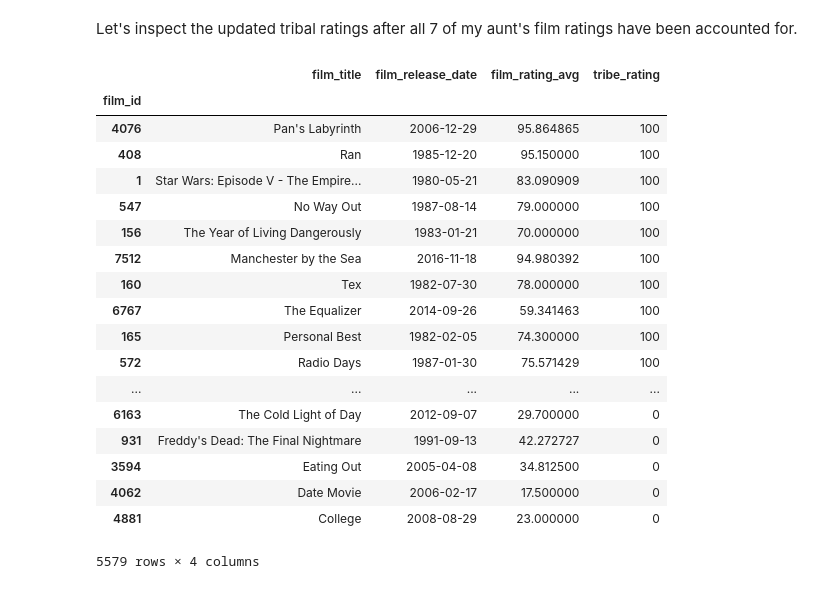
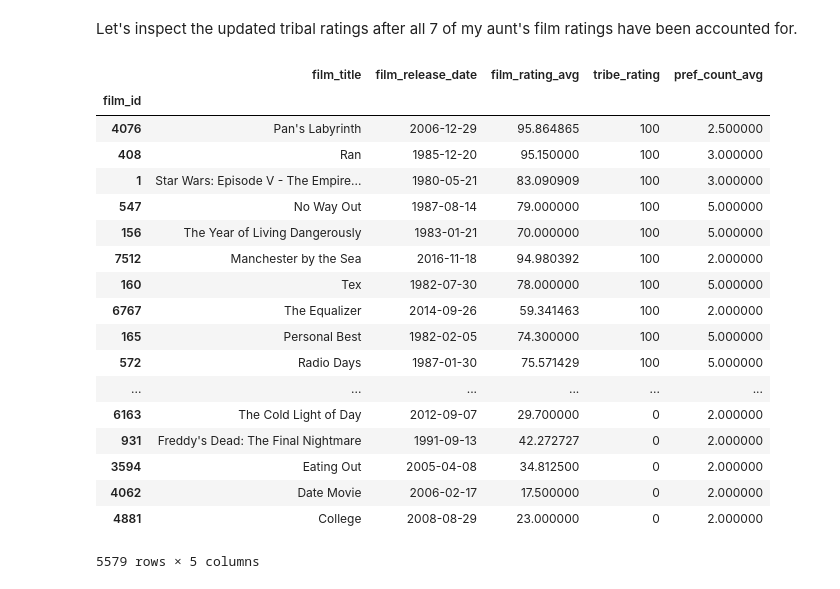
Before and after one commit to jmolds/widsom-of-the-tribe, a Jupyter notebook: notebooks/5-model-development--preference-affinity.ipynb, the cells around one changed output. Saved outputs shown, nothing was run; the diff lists cells and outputs as text; code cells hidden in the pictures.

```diff
--- a/notebooks/5-model-development--preference-affinity.ipynb
+++ b/notebooks/5-model-development--preference-affinity.ipynb
@@ -400,7 +401,7 @@ Before updating the preference affinity values based on the other user ratings,
 # %%
 ### get list of films to update--only ratings from authors with positive preference affinity values
 update_df = pd.read_sql_query('''
-                SELECT *
+                SELECT *, AVG(score_count) AS pref_count_avg
                 FROM review INNER JOIN author USING(author_id) INNER JOIN film USING(film_id)
                 WHERE pref_aff > 0
                 GROUP BY film_id''', conn)
@@ -472,7 +473,7 @@ plt.show()
 # %%
 ### get list of films to update--only ratings from authors with positive preference affinity values
 update_df = pd.read_sql_query('''
-                SELECT *
+                SELECT *, AVG(score_count) AS pref_count_avg
                 FROM review INNER JOIN author USING(author_id) INNER JOIN film USING(film_id)
                 WHERE pref_aff > 0
                 GROUP BY film_id''', conn)
@@ -497,25 +498,25 @@ for x in update_df['film_id']:
 # %% [markdown]
 Let's inspect the updated tribal ratings after all 7 of my aunt's film ratings have been accounted for.
 # %%
-update_df.loc[:,['film_title', 'film_release_date', 'film_rating_avg', 'tribe_rating']].sort_values(by="tribe_rating", ascending=False)
+update_df.loc[:,['film_title', 'film_release_date', 'film_rating_avg', 'tribe_rating', 'pref_count_avg']].sort_values(by="tribe_rating", ascending=False)
 # %% [output]
-|  | film_title | film_release_date | film_rating_avg | tribe_rating |
-| film_id |  |  |  |  |
-| 4076 | Pan's Labyrinth | 2006-12-29 | 95.864865 | 100 |
-| 408 | Ran | 1985-12-20 | 95.150000 | 100 |
-| 1 | Star Wars: Episode V - The Empire... | 1980-05-21 | 83.090909 | 100 |
-| 547 | No Way Out | 1987-08-14 | 79.000000 | 100 |
-| 156 | The Year of Living Dangerously | 1983-01-21 | 70.000000 | 100 |
-| 7512 | Manchester by the Sea | 2016-11-18 | 94.980392 | 100 |
-| 160 | Tex | 1982-07-30 | 78.000000 | 100 |
-| 6767 | The Equalizer | 2014-09-26 | 59.341463 | 100 |
-| 165 | Personal Best | 1982-02-05 | 74.300000 | 100 |
-| 572 | Radio Days | 1987-01-30 | 75.571429 | 100 |
-| ... | ... | ... | ... | ... |
-| 6163 | The Cold Light of Day | 2012-09-07 | 29.700000 | 0 |
-| 931 | Freddy's Dead: The Final Nightmare | 1991-09-13 | 42.272727 | 0 |
-| 3594 | Eating Out | 2005-04-08 | 34.812500 | 0 |
-| 4062 | Date Movie | 2006-02-17 | 17.500000 | 0 |
-| 4881 | College | 2008-08-29 | 23.000000 | 0 |
+|  | film_title | film_release_date | film_rating_avg | tribe_rating | pref_count_avg |
+| film_id |  |  |  |  |  |
+| 4076 | Pan's Labyrinth | 2006-12-29 | 95.864865 | 100 | 2.500000 |
+| 408 | Ran | 1985-12-20 | 95.150000 | 100 | 3.000000 |
+| 1 | Star Wars: Episode V - The Empire... | 1980-05-21 | 83.090909 | 100 | 3.000000 |
+| 547 | No Way Out | 1987-08-14 | 79.000000 | 100 | 5.000000 |
+| 156 | The Year of Living Dangerously | 1983-01-21 | 70.000000 | 100 | 5.000000 |
+| 7512 | Manchester by the Sea | 2016-11-18 | 94.980392 | 100 | 2.000000 |
+| 160 | Tex | 1982-07-30 | 78.000000 | 100 | 5.000000 |
+| 6767 | The Equalizer | 2014-09-26 | 59.341463 | 100 | 2.000000 |
+| 165 | Personal Best | 1982-02-05 | 74.300000 | 100 | 5.000000 |
+| 572 | Radio Days | 1987-01-30 | 75.571429 | 100 | 5.000000 |
+| ... | ... | ... | ... | ... | ... |
+| 6163 | The Cold Light of Day | 2012-09-07 | 29.700000 | 0 | 2.000000 |
+| 931 | Freddy's Dead: The Final Nightmare | 1991-09-13 | 42.272727 | 0 | 2.000000 |
+| 3594 | Eating Out | 2005-04-08 | 34.812500 | 0 | 2.000000 |
+| 4062 | Date Movie | 2006-02-17 | 17.500000 | 0 | 2.000000 |
+| 4881 | College | 2008-08-29 | 23.000000 | 0 | 2.000000 |
-5579 rows × 4 columns
+5579 rows × 5 columns
 # %% [markdown]
```
Also changed, not shown: parts of 22 cells of this notebook, 4 other files.
